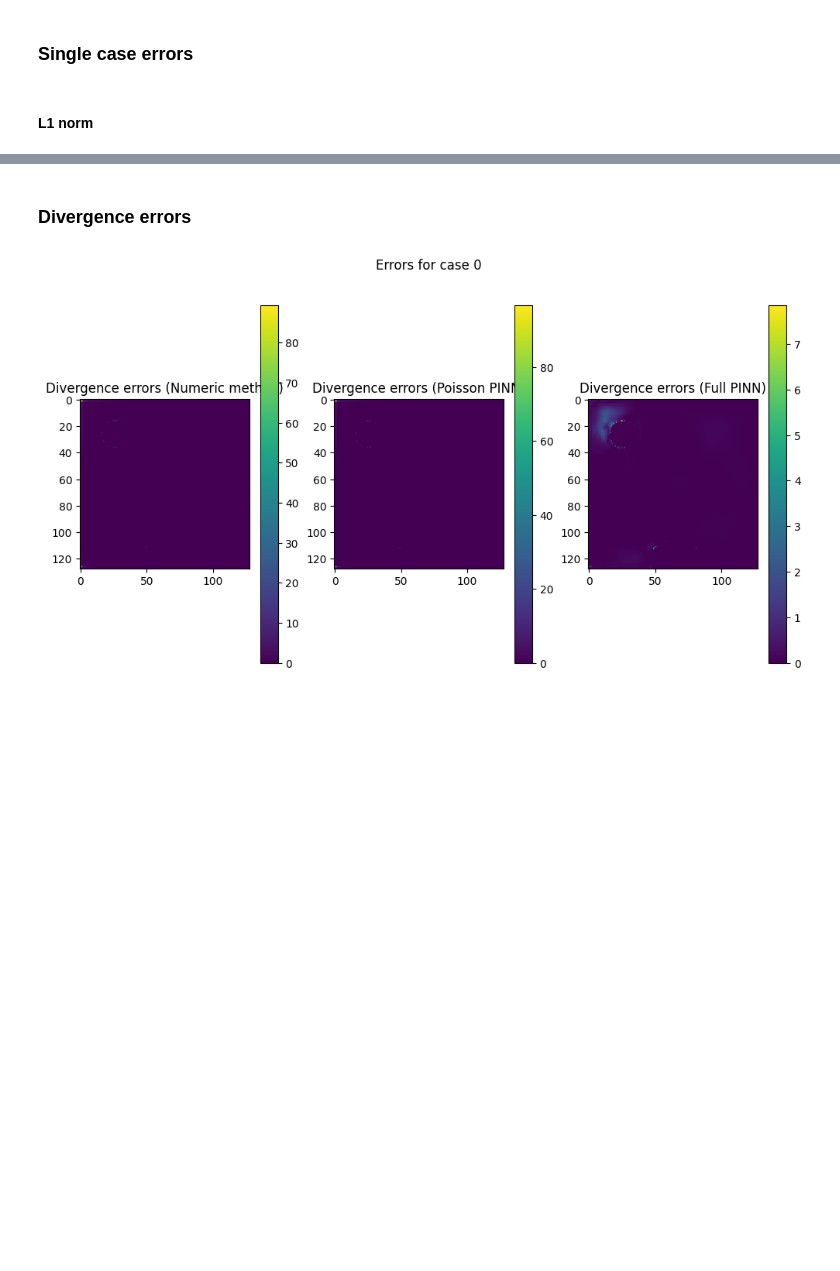
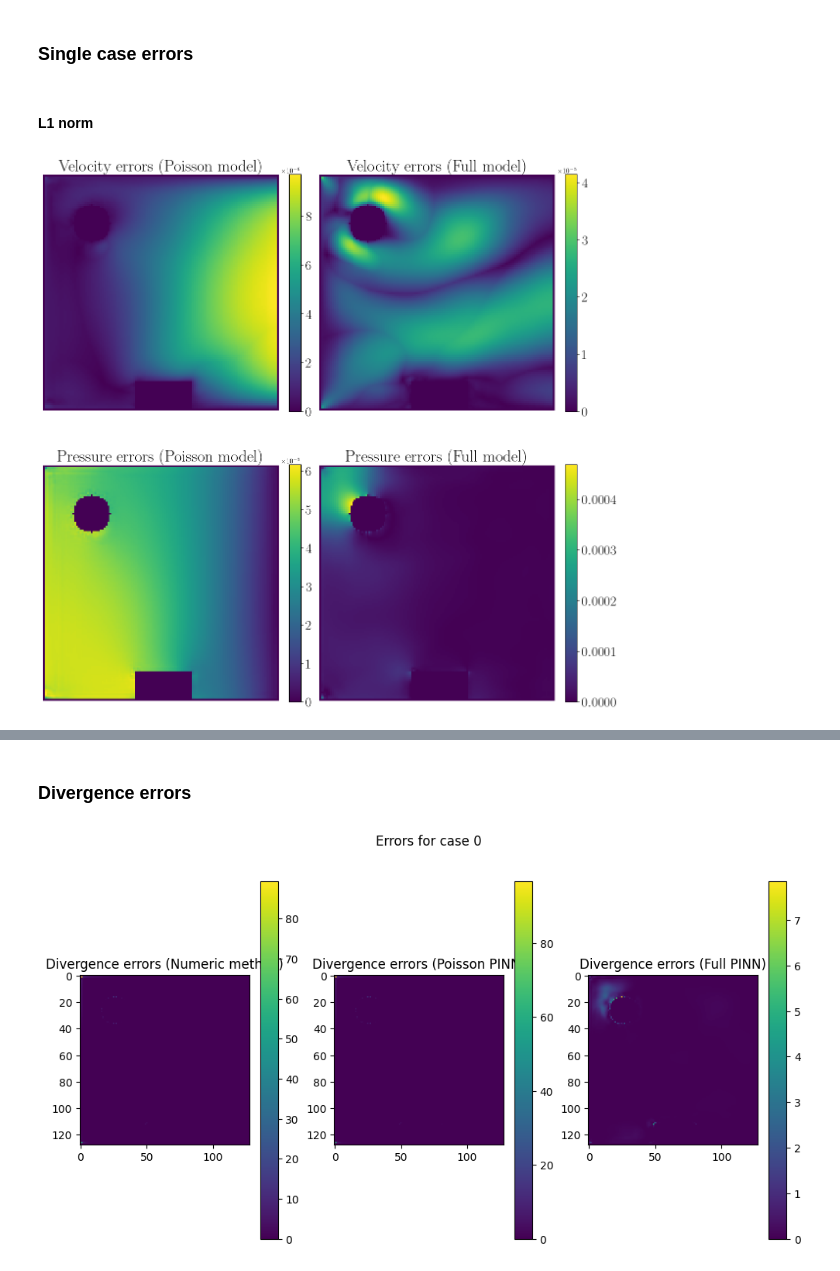
Before and after one commit to gregorkovac/pinn-accelerated-cfd, a Jupyter notebook: src/analysis/analysis.ipynb, the cells around one changed output, grey strips where cells are left out. Cells and saved outputs as stored; diff of their text form; code cells hidden in the pictures; blank space fills up the shorter version.

```diff
--- a/src/analysis/analysis.ipynb
+++ b/src/analysis/analysis.ipynb
@@ -291,4 +291,15 @@ err_pointwise_plot(errors)
 ### Single case errors
 # %% [markdown]
 #### L1 norm
+# %%
+importlib.reload(analysis_functions)
+
+case_num = 0
+
+errors = analysis_functions.compute_errors(results, norm="1")
+for k in errors.keys():
+    errors[k] = [errors[k][case_num]]
+analysis_functions.err_pointwise_plot(errors)
+# %% [output]
+[figure, added]
 # %%
```
Also changed, not shown: parts of 8 cells of this notebook, 3 other files.
